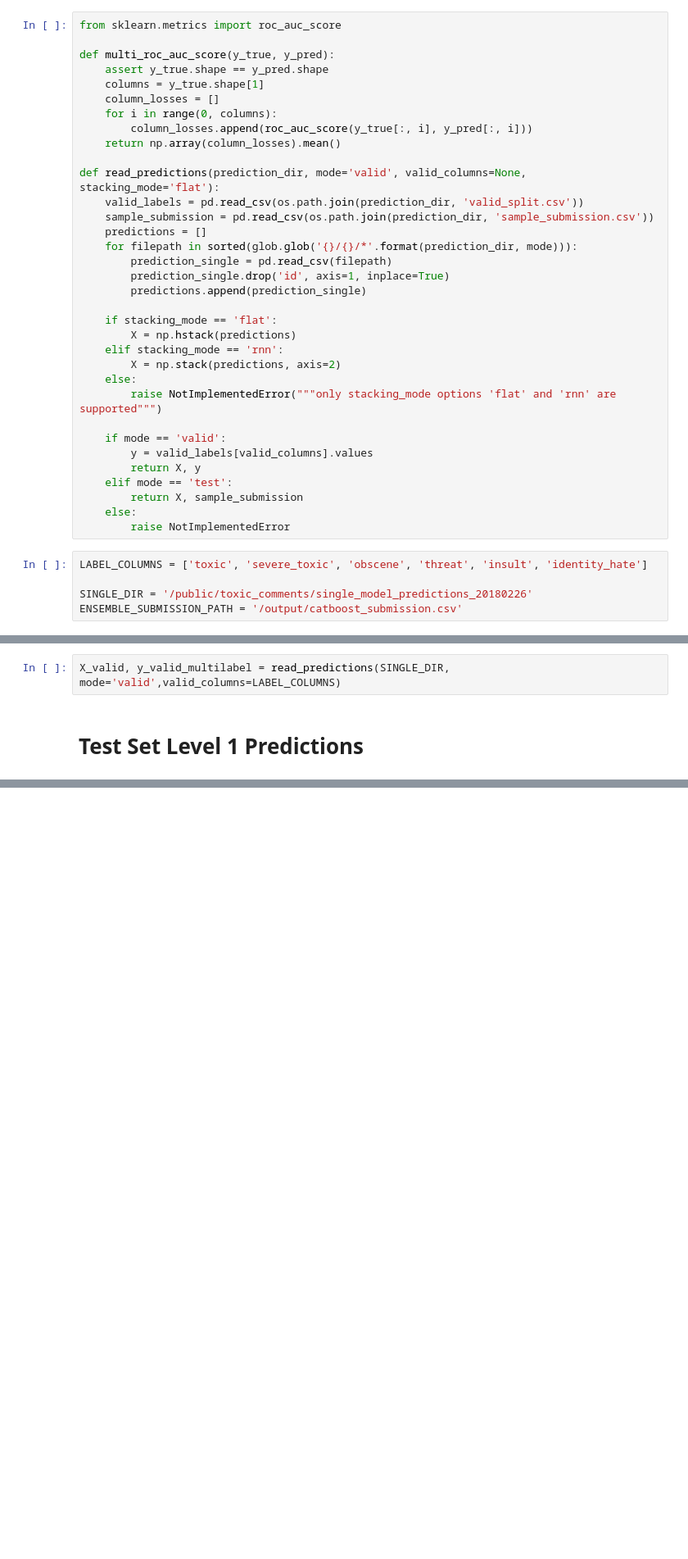
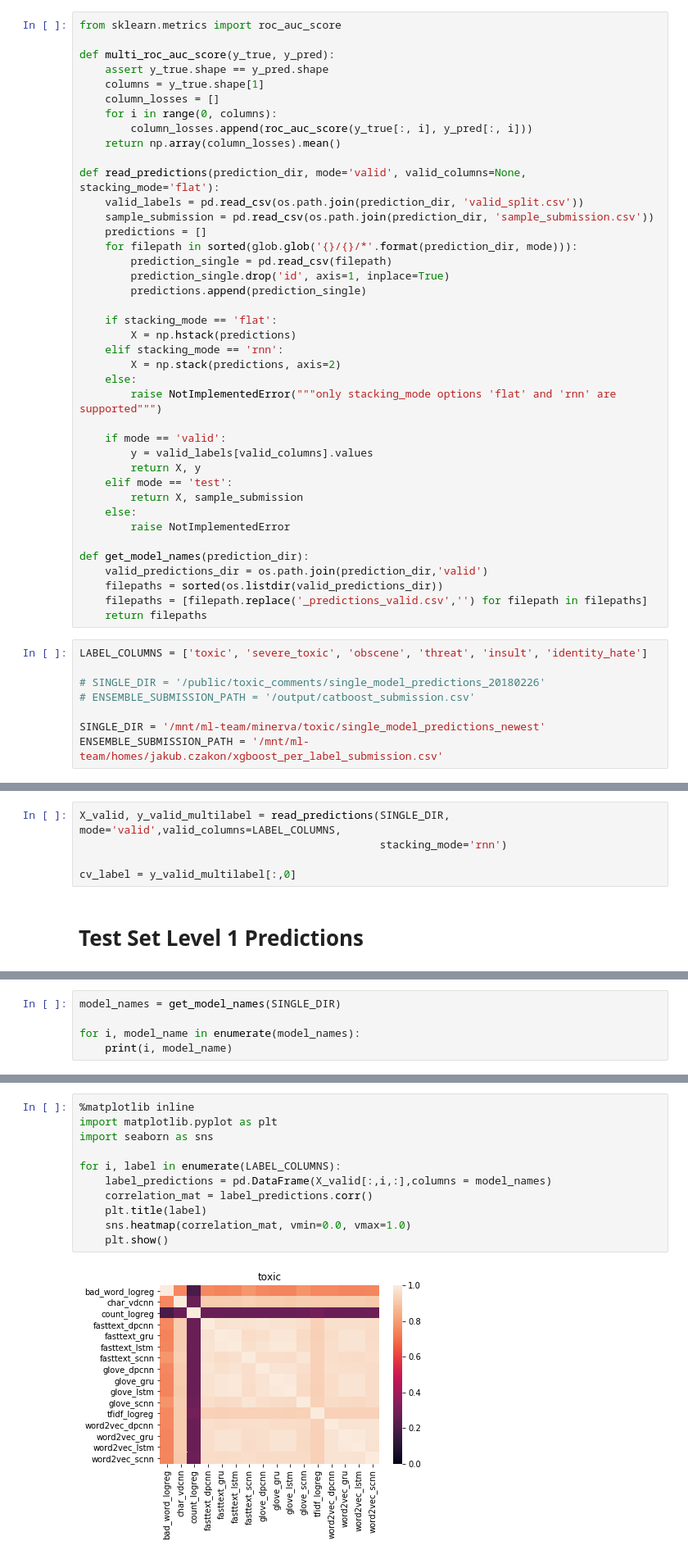
Before and after one commit to minerva-ml/open-solution-toxic-comments, a Jupyter notebook: neptune_ensembling.ipynb, the cells around one changed output, grey strips where cells are left out. Shown: that part at 82% size. Drawn from its saved outputs; the diff is of its cells as text; blank space fills up the shorter version.

Commit message:
added cv compatible with stacking

```diff
--- a/neptune_ensembling.ipynb
+++ b/neptune_ensembling.ipynb
@@ -39,15 +39,27 @@ def read_predictions(prediction_dir, mode='valid', valid_columns=None, stacking_
         return X, sample_submission
     else:
         raise NotImplementedError
+
+def get_model_names(prediction_dir):
+    valid_predictions_dir = os.path.join(prediction_dir,'valid')
+    filepaths = sorted(os.listdir(valid_predictions_dir))
+    filepaths = [filepath.replace('_predictions_valid.csv','') for filepath in filepaths]
+    return filepaths
 # %%
 LABEL_COLUMNS = ['toxic', 'severe_toxic', 'obscene', 'threat', 'insult', 'identity_hate']
 
-SINGLE_DIR = '/public/toxic_comments/single_model_predictions_20180226'
-ENSEMBLE_SUBMISSION_PATH = '/output/catboost_submission.csv'
+# SINGLE_DIR = '/public/toxic_comments/single_model_predictions_20180226'
+# ENSEMBLE_SUBMISSION_PATH = '/output/catboost_submission.csv'
+
+SINGLE_DIR = '/mnt/ml-team/minerva/toxic/single_model_predictions_newest'
+ENSEMBLE_SUBMISSION_PATH = '/mnt/ml-team/homes/jakub.czakon/xgboost_per_label_submission.csv'
 # %% [markdown]
 # Validation Set Level 1 Predictions
 # %%
-X_valid, y_valid_multilabel = read_predictions(SINGLE_DIR, mode='valid',valid_columns=LABEL_COLUMNS)
+X_valid, y_valid_multilabel = read_predictions(SINGLE_DIR, mode='valid',valid_columns=LABEL_COLUMNS,
+                                               stacking_mode='rnn')
+
+cv_label = y_valid_multilabel[:,0]
 # %% [markdown]
 # Test Set Level 1 Predictions
 # %%
@@ -54,0 +67,5 @@ X_test, sample_submission = read_predictions(SINGLE_DIR, mode='test')
+# %%
+model_names = get_model_names(SINGLE_DIR)
+
+for i, model_name in enumerate(model_names):
+    print(i, model_name)
@@ -54,0 +89,13 @@ X_test, sample_submission = read_predictions(SINGLE_DIR, mode='test')
+# %%
+%matplotlib inline
+import matplotlib.pyplot as plt
+import seaborn as sns
+
+for i, label in enumerate(LABEL_COLUMNS):
+    label_predictions = pd.DataFrame(X_valid[:,i,:],columns = model_names)
+    correlation_mat = label_predictions.corr()
+    plt.title(label)
+    sns.heatmap(correlation_mat, vmin=0.0, vmax=1.0)
+    plt.show()
+# %% [output]
+[figure, added]
```
Also changed, not shown: parts of 38 cells of this notebook, 26 other files.
